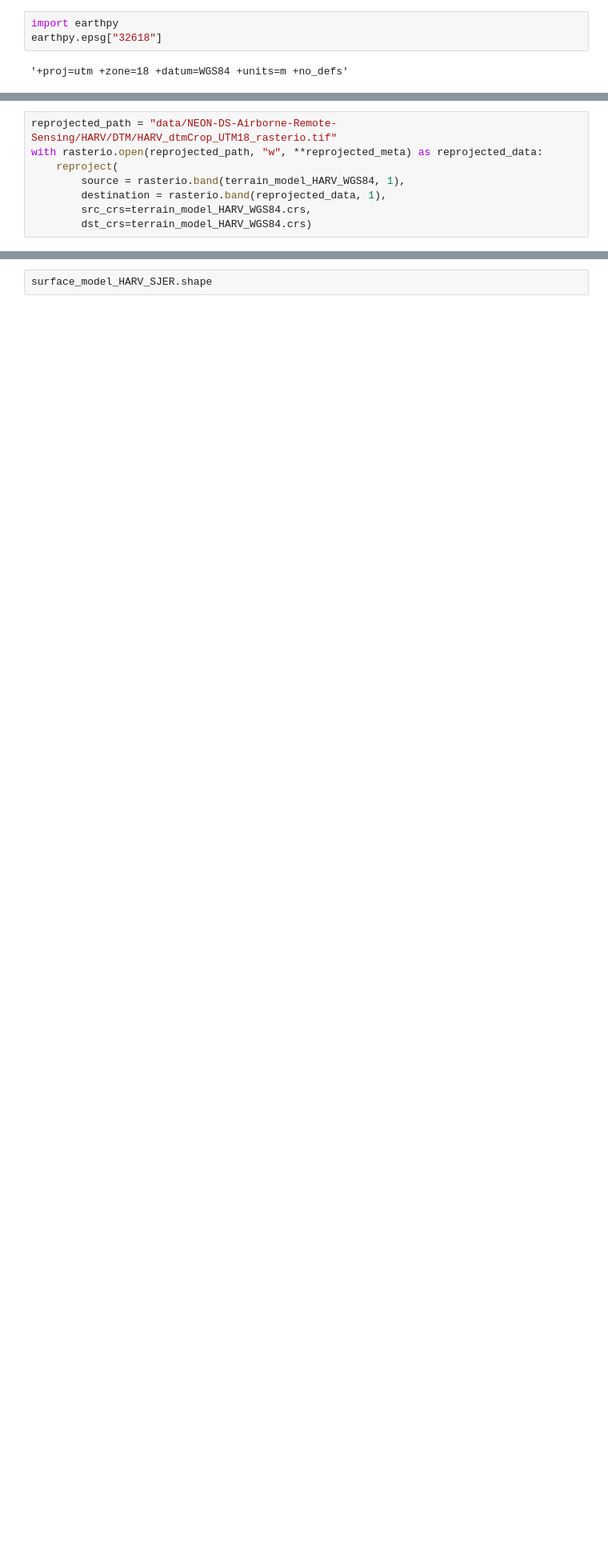
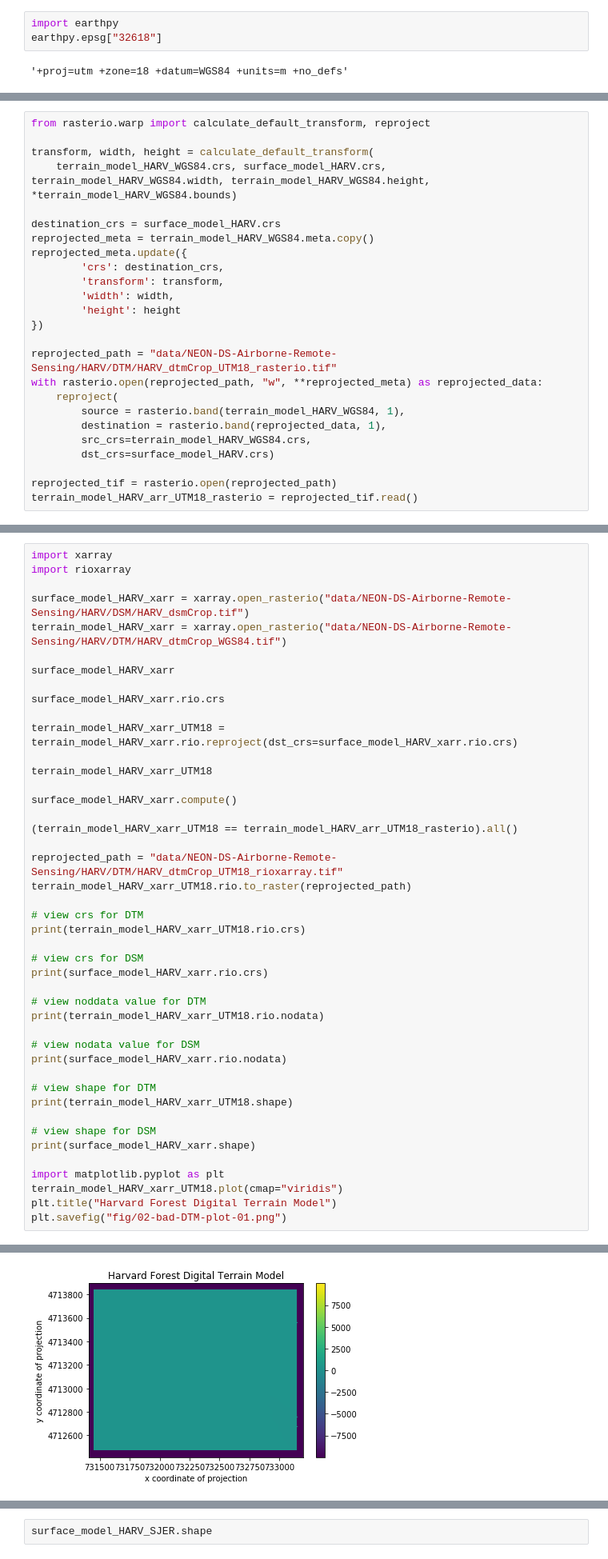
Before and after one commit to carpentries-incubator/geospatial-python, a Jupyter notebook: data/code-scratch.ipynb, the cells around one changed output, grey strips where cells are left out. Shown at 80% size. Saved outputs shown, nothing was run; the diff lists cells and outputs as text; blank space fills up the shorter version.

```diff
--- a/data/code-scratch.ipynb
+++ b/data/code-scratch.ipynb
@@ -117,8 +112,25 @@ reprojected_meta.update({
 # %%
+from rasterio.warp import calculate_default_transform, reproject
+
+transform, width, height = calculate_default_transform(
+    terrain_model_HARV_WGS84.crs, surface_model_HARV.crs, terrain_model_HARV_WGS84.width, terrain_model_HARV_WGS84.height, *terrain_model_HARV_WGS84.bounds)
+
+destination_crs = surface_model_HARV.crs
+reprojected_meta = terrain_model_HARV_WGS84.meta.copy()
+reprojected_meta.update({
+        'crs': destination_crs,
+        'transform': transform,
+        'width': width,
+        'height': height
+})
+
 reprojected_path = "data/NEON-DS-Airborne-Remote-Sensing/HARV/DTM/HARV_dtmCrop_UTM18_rasterio.tif"
 with rasterio.open(reprojected_path, "w", **reprojected_meta) as reprojected_data:
     reproject(
         source = rasterio.band(terrain_model_HARV_WGS84, 1),
         destination = rasterio.band(reprojected_data, 1),
         src_crs=terrain_model_HARV_WGS84.crs,
-        dst_crs=terrain_model_HARV_WGS84.crs)
+        dst_crs=surface_model_HARV.crs)
+
+reprojected_tif = rasterio.open(reprojected_path)
+terrain_model_HARV_arr_UTM18_rasterio = reprojected_tif.read()
@@ -181,0 +137,45 @@ array(True)
+# %%
+import xarray
+import rioxarray
+
+surface_model_HARV_xarr = xarray.open_rasterio("data/NEON-DS-Airborne-Remote-Sensing/HARV/DSM/HARV_dsmCrop.tif")
+terrain_model_HARV_xarr = xarray.open_rasterio("data/NEON-DS-Airborne-Remote-Sensing/HARV/DTM/HARV_dtmCrop_WGS84.tif")
+
+surface_model_HARV_xarr
+
+surface_model_HARV_xarr.rio.crs
+
+terrain_model_HARV_xarr_UTM18 = terrain_model_HARV_xarr.rio.reproject(dst_crs=surface_model_HARV_xarr.rio.crs)
+
+terrain_model_HARV_xarr_UTM18
+
+surface_model_HARV_xarr.compute()
+
+(terrain_model_HARV_xarr_UTM18 == terrain_model_HARV_arr_UTM18_rasterio).all()
+
+reprojected_path = "data/NEON-DS-Airborne-Remote-Sensing/HARV/DTM/HARV_dtmCrop_UTM18_rioxarray.tif"
+terrain_model_HARV_xarr_UTM18.rio.to_raster(reprojected_path)
+
+# view crs for DTM
+print(terrain_model_HARV_xarr_UTM18.rio.crs)
+
+# view crs for DSM
+print(surface_model_HARV_xarr.rio.crs)
+
+# view noddata value for DTM
+print(terrain_model_HARV_xarr_UTM18.rio.nodata)
+
+# view nodata value for DSM
+print(surface_model_HARV_xarr.rio.nodata)
+
+# view shape for DTM
+print(terrain_model_HARV_xarr_UTM18.shape)
+
+# view shape for DSM
+print(surface_model_HARV_xarr.shape)
+
+import matplotlib.pyplot as plt
+terrain_model_HARV_xarr_UTM18.plot(cmap="viridis")
+plt.title("Harvard Forest Digital Terrain Model")
+plt.savefig("fig/02-bad-DTM-plot-01.png")
+# %% [output]
@@ -182,2 +188,3 @@ array(True)
+[figure, added]
 # %%
 import matplotlib.pyplot as plt
```
Also changed, not shown: parts of 19 cells of this notebook, 8 other files.
